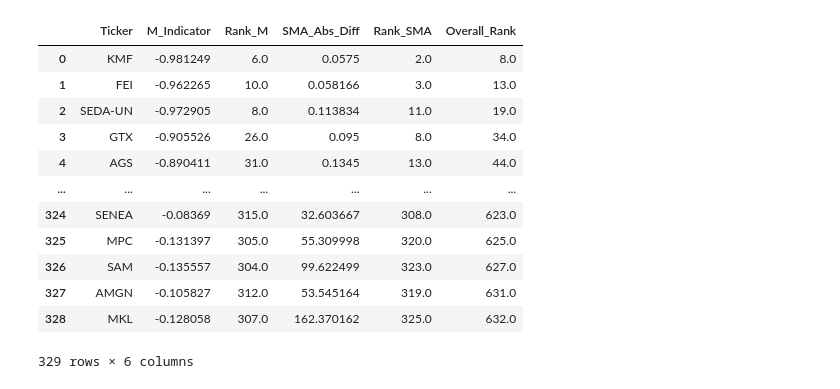
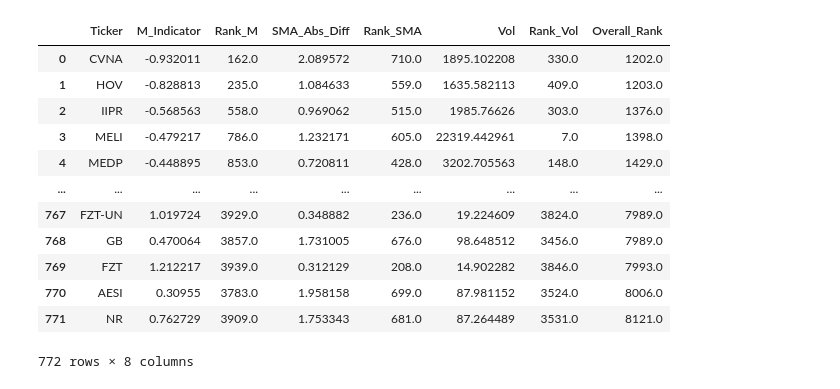
Before and after one commit to cm-95/stock-app, a Jupyter notebook: mean_reverson.ipynb, the cells around one changed output. Saved outputs shown, nothing was run; the diff lists cells and outputs as text; code cells hidden in the pictures.

```diff
--- a/mean_reverson.ipynb
+++ b/mean_reverson.ipynb
@@ -42,4 +25,5 @@ df
 short_mavg = df.rolling(window=20, center=False).mean()
 long_mavg = df.rolling(window=60, center=False).mean()
 
-mavg_spread = short_mavg - long_mavg
+mavg_spread = (short_mavg - long_mavg)/long_mavg
+mavg_spread
@@ -73,9 +72,9 @@ undv_stocks
 2973 rows × 772 columns
 # %%
-m_undv = undv_stocks.pct_change(10)
-last_day_m = m_undv.tail(10)
+m_undv = df.pct_change(20)
+last_day_m = m_undv.tail(20)
 
-cols = (last_day_m  < 0).all()
-m_undv = m_undv[cols[cols].index]
+# cols = (last_day_m  < 0).all()
+# m_undv = m_undv[cols[cols].index]
 m_undv
 # %% [output]
@@ -96,30 +95,36 @@ m_undv
 # %%
 import pandas as pd
 
 undv_stocks = undv_stocks[cols[cols].index]
 
-last_week_m = pd.DataFrame(m_undv.tail(1).T.reset_index().values, columns=['Ticker', 'M_Indicator'])
-last_week_sma = pd.DataFrame(undv_stocks.tail(5).sum().reset_index().values, columns=['Ticker', 'SMA_Abs_Diff'])
+last_week_m = pd.DataFrame(m_undv.tail(5).sum().reset_index().values, columns=['Ticker', 'M_Indicator'])
+last_week_sma = pd.DataFrame(undv_stocks.tail(20).sum().reset_index().values, columns=['Ticker', 'SMA_Abs_Diff'])
 
+df_vol = pd.DataFrame(df.tail(400).rolling(window=20).std().sum().reset_index().values, columns=['Ticker', 'Vol'])
 
 last_week_m['Rank_M'] = last_week_m.M_Indicator.rank()
 last_week_sma['Rank_SMA'] = last_week_sma.SMA_Abs_Diff.rank()
+df_vol['Rank_Vol'] = df_vol.Vol.rank(ascending=False)
 
-last_week = last_week_m.merge(last_week_sma, on='Ticker', how='left')
-last_week['Overall_Rank'] = last_week.Rank_M + last_week.Rank_SMA
+
+last_week = last_week_m.merge(last_week_sma, on='Ticker', how='left').dropna()
+last_week = last_week.merge(df_vol, on='Ticker', how='left').dropna()
+last_week['Overall_Rank'] = last_week.Rank_M + last_week.Rank_SMA + last_week.Rank_Vol
+# last_week['Overall_Rank'] = last_week.Rank_SMA
 
 ranked_stocks = last_week.sort_values('Overall_Rank').reset_index(drop=True)
+ranked_stocks
 # %% [output]
-|  | Ticker | M_Indicator | Rank_M | SMA_Abs_Diff | Rank_SMA | Overall_Rank |
-| 0 | KMF | -0.981249 | 6.0 | 0.0575 | 2.0 | 8.0 |
-| 1 | FEI | -0.962265 | 10.0 | 0.058166 | 3.0 | 13.0 |
-| 2 | SEDA-UN | -0.972905 | 8.0 | 0.113834 | 11.0 | 19.0 |
-| 3 | GTX | -0.905526 | 26.0 | 0.095 | 8.0 | 34.0 |
-| 4 | AGS | -0.890411 | 31.0 | 0.1345 | 13.0 | 44.0 |
-| ... | ... | ... | ... | ... | ... | ... |
-| 324 | SENEA | -0.08369 | 315.0 | 32.603667 | 308.0 | 623.0 |
-| 325 | MPC | -0.131397 | 305.0 | 55.309998 | 320.0 | 625.0 |
-| 326 | SAM | -0.135557 | 304.0 | 99.622499 | 323.0 | 627.0 |
-| 327 | AMGN | -0.105827 | 312.0 | 53.545164 | 319.0 | 631.0 |
-| 328 | MKL | -0.128058 | 307.0 | 162.370162 | 325.0 | 632.0 |
+|  | Ticker | M_Indicator | Rank_M | SMA_Abs_Diff | Rank_SMA | Vol | Rank_Vol | Overall_Rank |
+| 0 | CVNA | -0.932011 | 162.0 | 2.089572 | 710.0 | 1895.102208 | 330.0 | 1202.0 |
+| 1 | HOV | -0.828813 | 235.0 | 1.084633 | 559.0 | 1635.582113 | 409.0 | 1203.0 |
+| 2 | IIPR | -0.568563 | 558.0 | 0.969062 | 515.0 | 1985.76626 | 303.0 | 1376.0 |
+| 3 | MELI | -0.479217 | 786.0 | 1.232171 | 605.0 | 22319.442961 | 7.0 | 1398.0 |
+| 4 | MEDP | -0.448895 | 853.0 | 0.720811 | 428.0 | 3202.705563 | 148.0 | 1429.0 |
+| ... | ... | ... | ... | ... | ... | ... | ... | ... |
+| 767 | FZT-UN | 1.019724 | 3929.0 | 0.348882 | 236.0 | 19.224609 | 3824.0 | 7989.0 |
+| 768 | GB | 0.470064 | 3857.0 | 1.731005 | 676.0 | 98.648512 | 3456.0 | 7989.0 |
+| 769 | FZT | 1.212217 | 3939.0 | 0.312129 | 208.0 | 14.902282 | 3846.0 | 7993.0 |
+| 770 | AESI | 0.30955 | 3783.0 | 1.958158 | 699.0 | 87.981152 | 3524.0 | 8006.0 |
+| 771 | NR | 0.762729 | 3909.0 | 1.753343 | 681.0 | 87.264489 | 3531.0 | 8121.0 |
-329 rows × 6 columns
+772 rows × 8 columns
```
Also changed, not shown: parts of 9 cells of this notebook, 1 other file.
